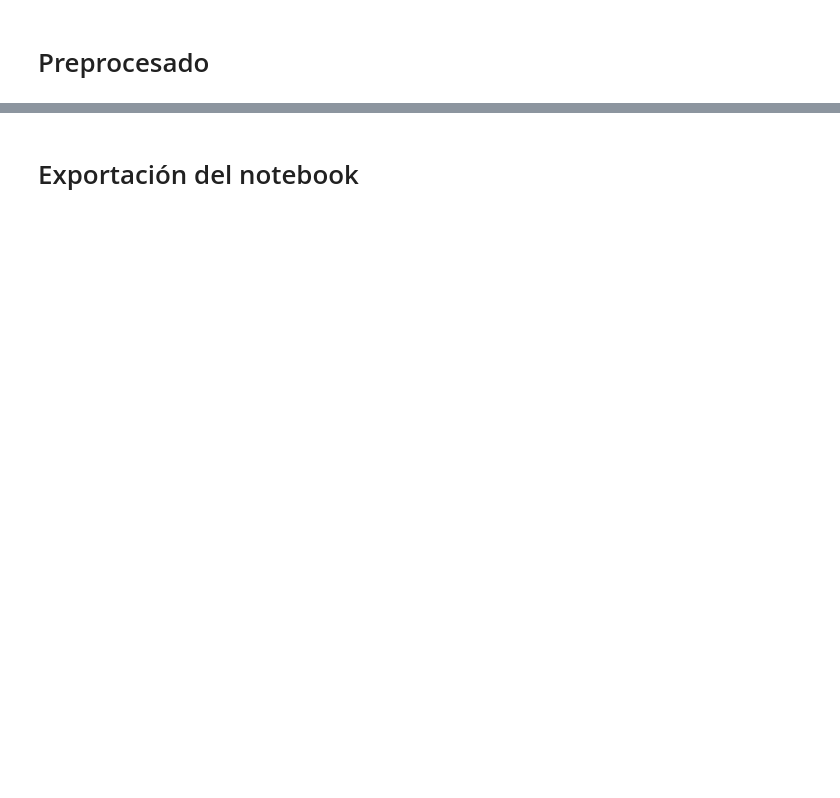
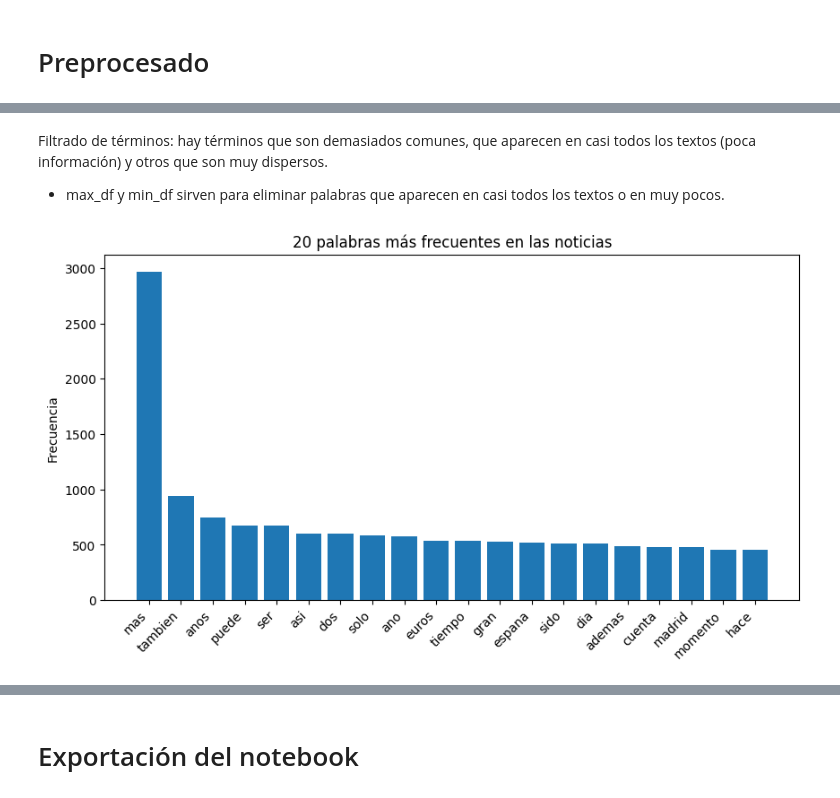
Before and after one commit to Lna-TY/DM_Text_Mining, a Jupyter notebook: practica_text_mining.ipynb, the cells around one changed output, grey strips where cells are left out. Cells and saved outputs as stored; diff of their text form; code cells hidden in the pictures; blank space fills up the shorter version.

```diff
--- a/practica_text_mining.ipynb
+++ b/practica_text_mining.ipynb
@@ -71,0 +178,3 @@ df[['title', 'text', 'source']].head(10)
+# %%
+# Aplicar funcion de preprocesado en web_text
+df["clean_text"] = df["web_text"].apply(preprocess_text)
@@ -71,0 +185,20 @@ df[['title', 'text', 'source']].head(10)
+# %%
+vectorizer = CountVectorizer(max_df=0.9, min_df=0.02)  # filtra términos muy comunes o muy raros
+X = vectorizer.fit_transform(df["clean_text"])
+
+# Obtenemos nombres de palabras y frecuencias
+word_freq = X.toarray().sum(axis=0)
+terms = vectorizer.get_feature_names_out()
+
+# Crear un DataFrame para visualizar la matriz de texto por término
+dt_matrix = pd.DataFrame(X.toarray(), columns=terms)
+print(dt_matrix)
+
+# Mtriz de términos por texto
+dt_matrix_t = dt_matrix.T
+print(dt_matrix_t)
+
+# Creamos un DataFrame ordenado
+freq_df = pd.DataFrame({'word': terms, 'freq': word_freq}).sort_values(by='freq', ascending=False)
+print(freq_df[:10]) # las más frequentes
+print(freq_df[-10:]) # las menos frequentes
@@ -71,0 +223,15 @@ df[['title', 'text', 'source']].head(10)
+# %% [markdown]
+Filtrado de términos: hay términos que son demasiados comunes, que aparecen en casi todos los textos (poca información) y otros que son muy dispersos.
+
+- max_df y min_df sirven para eliminar palabras que aparecen en casi todos los textos o en muy pocos.
+# %%
+# Grafico de frecuencia de palabras
+# Gráfico de las 20 palabras más frecuentes
+plt.figure(figsize=(10,5))
+plt.bar(freq_df['word'].head(20), freq_df['freq'].head(20))
+plt.xticks(rotation=45, ha='right')
+plt.title("20 palabras más frecuentes en las noticias")
+plt.ylabel("Frecuencia")
+plt.show()
+# %% [output]
+[figure, added]
```
Also changed, not shown: parts of 43 cells of this notebook.
